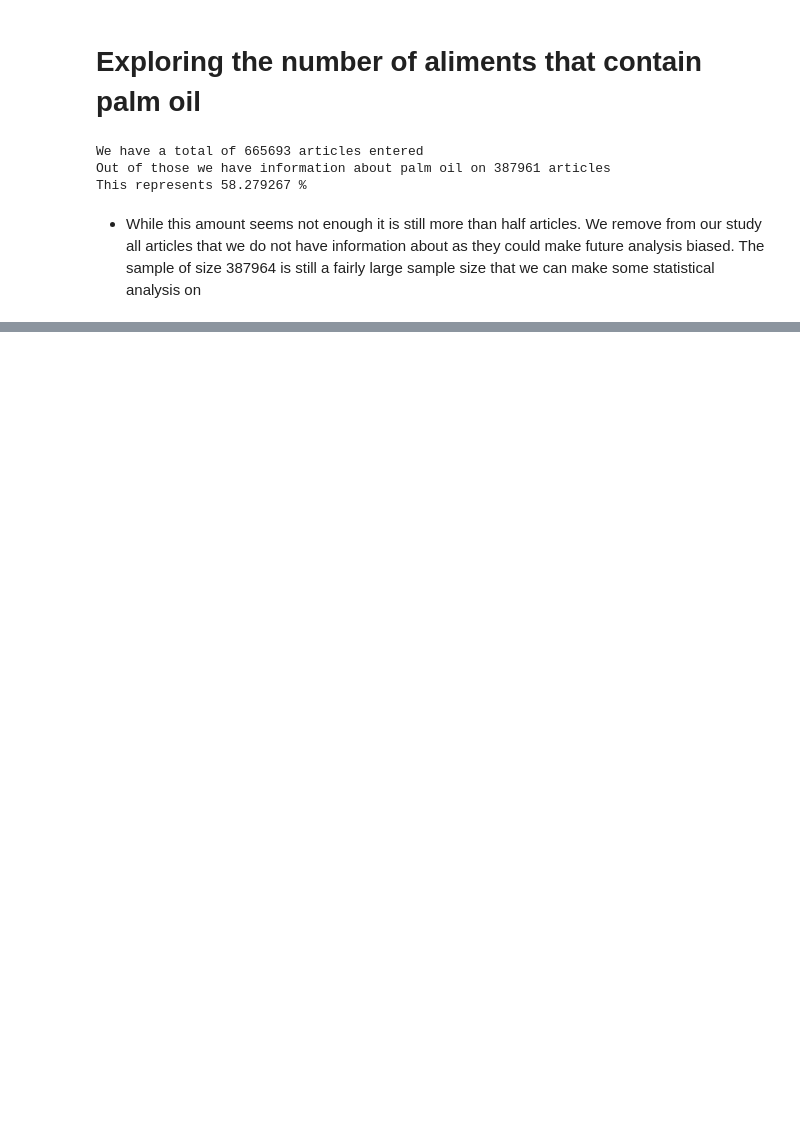
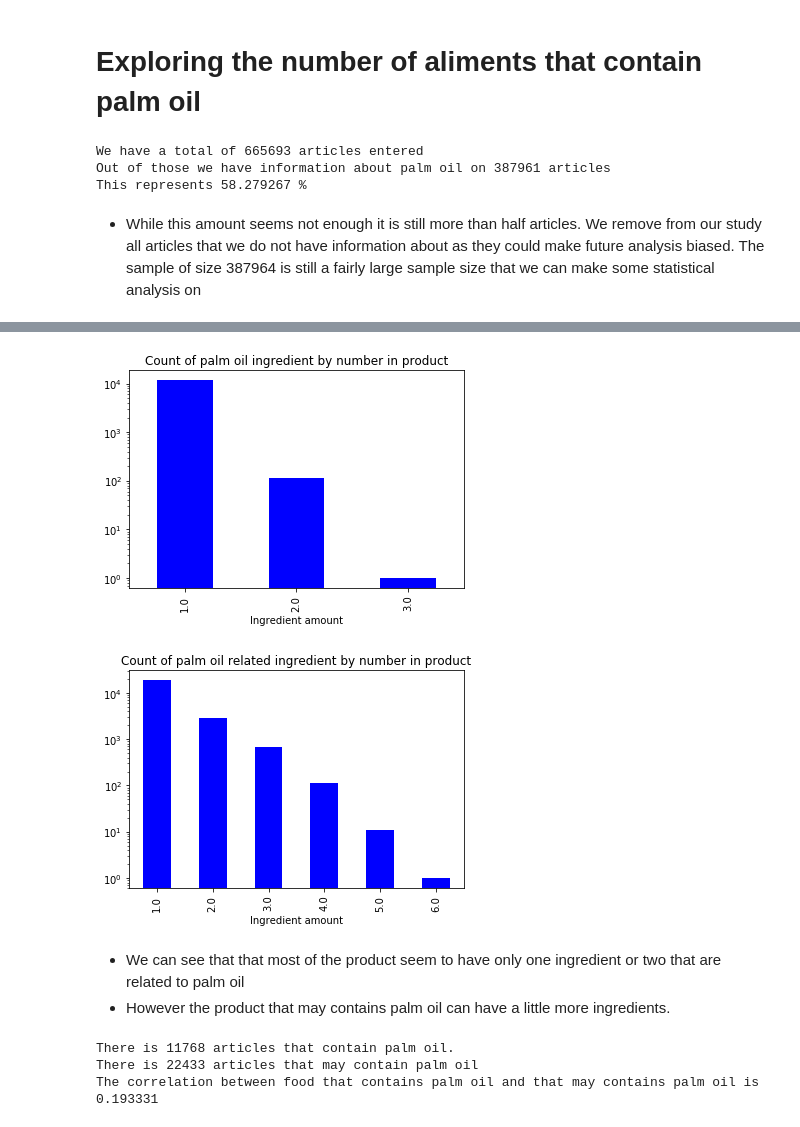
Before and after one commit to lanzrein/ada_project, a Jupyter notebook: PalmOil.ipynb, the cells around one changed output, grey strips where cells are left out. Cells and saved outputs as stored; diff of their text form; code cells hidden in the pictures; blank space fills up the shorter version.

Commit message:
PalmOil->progress

```diff
--- a/PalmOil.ipynb
+++ b/PalmOil.ipynb
@@ -39,3 +40,5 @@ data.head()
 # %%
 contains_palm = data[data['ingredients_from_palm_oil_n'] > 0.0]
 may_contain_palm = data[data['ingredients_that_may_be_from_palm_oil_n'] > 0.0]
+contains_palm['count'] = 1
+may_contain_palm['count'] = 1
@@ -53,0 +66,27 @@ contains_palm['inde'.plot.bar(logy=True)
+# %%
+count_palm = contains_palm.groupby("ingredients_from_palm_oil_n")['count'].count()
+count_may = may_contain_palm.groupby("ingredients_that_may_be_from_palm_oil_n")['count'].count()
+count_palm.plot.bar(logy=True,title="Count of palm oil ingredient by number in product",color='b')
+plt.xlabel("Ingredient amount")
+plt.show()
+count_may.plot.bar(logy=True,title="Count of palm oil related ingredient by number in product",color='b')
+plt.xlabel("Ingredient amount")
+plt.show()
+# %% [output]
+[figure, added]
+[figure, added]
+# %% [markdown]
+- We can see that that most of the product seem to have only one ingredient or two that are related to palm oil
+- However the product that may contains palm oil can have a little more ingredients.
+# %%
+## One can wonder how much this represents
+cnt_palm = contains_palm.shape[0]
+may_cnt_palm = may_contain_palm.shape[0]
+print("There is %d articles that contain palm oil."%cnt_palm)
+print("There is %d articles that may contain palm oil "%may_cnt_palm)
+correlation = data["ingredients_from_palm_oil_n"].corr(data["ingredients_that_may_be_from_palm_oil_n"],method="pearson")
+print("The correlation between food that contains palm oil and that may contains palm oil is %f " % correlation)
+# %% [output]
+There is 11768 articles that contain palm oil.
+There is 22433 articles that may contain palm oil
+The correlation between food that contains palm oil and that may contains palm oil is 0.193331
```
Also changed, not shown: parts of 11 cells of this notebook.
